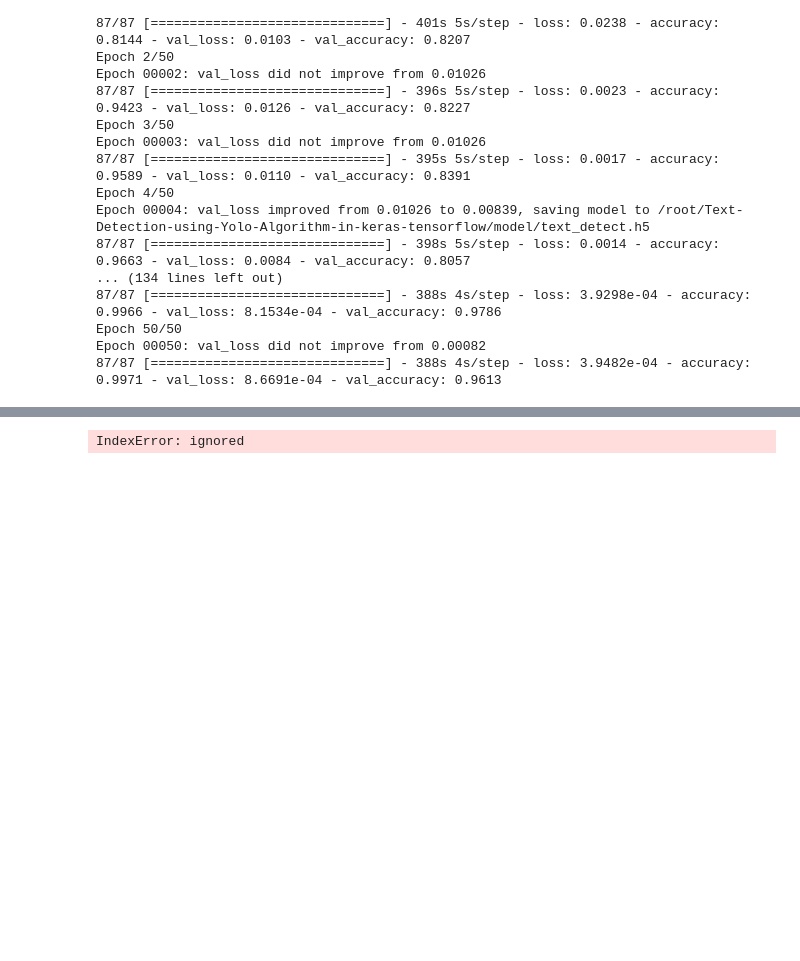
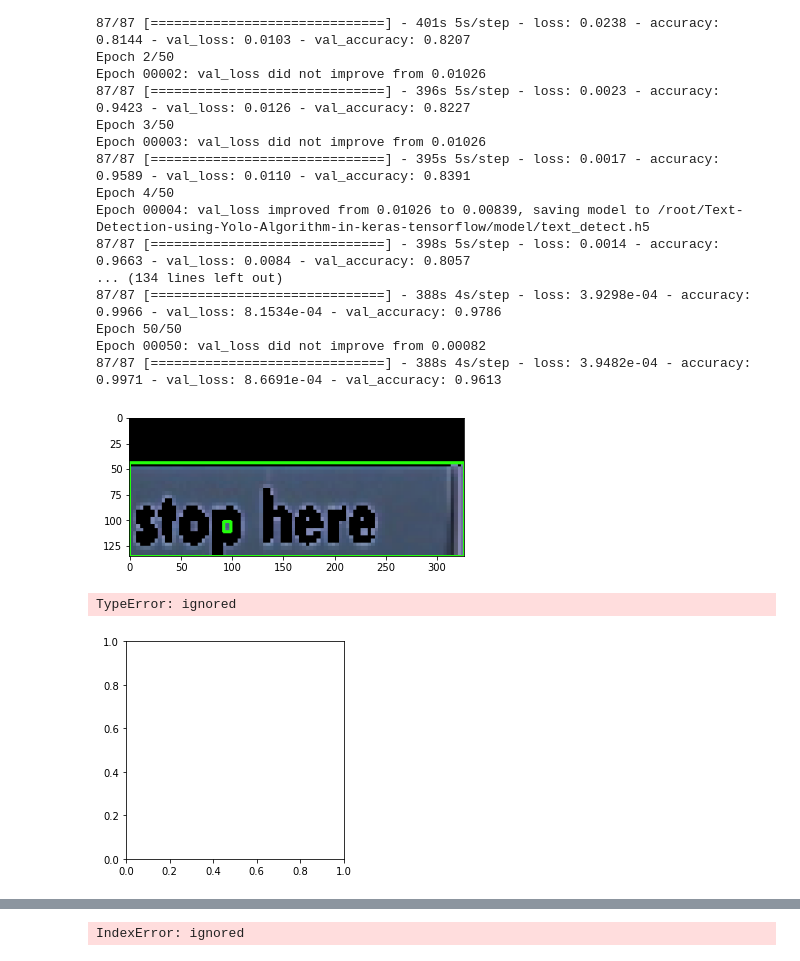
Before and after one commit to mostafa-amgad/Scene-text-detection, a Jupyter notebook: Scene_text_detection_using_yolo_and_guaussian_heatmapping.ipynb, the cells around one changed output, grey strips where cells are left out. Drawn from its saved outputs; the diff is of its cells as text; code cells hidden in the pictures; blank space fills up the shorter version.

```diff
--- a/Scene_text_detection_using_yolo_and_guaussian_heatmapping.ipynb
+++ b/Scene_text_detection_using_yolo_and_guaussian_heatmapping.ipynb
@@ -359,6 +362,15 @@ def tryit(image):
 
   plt.imshow(image)
   plt.show()
+# %%
+im = cv2.imread('/root/download_1.png')
+im = tryit(im)
+plt.imshow(im)
+plt.show()
+# %% [output]
+[figure, added]
+TypeError: ignored
+[figure, added]
 # %%
 #Showing CROPPED IMAGES.
 print(len(cropped_images))
```
Also changed, not shown: parts of 7 cells of this notebook.
